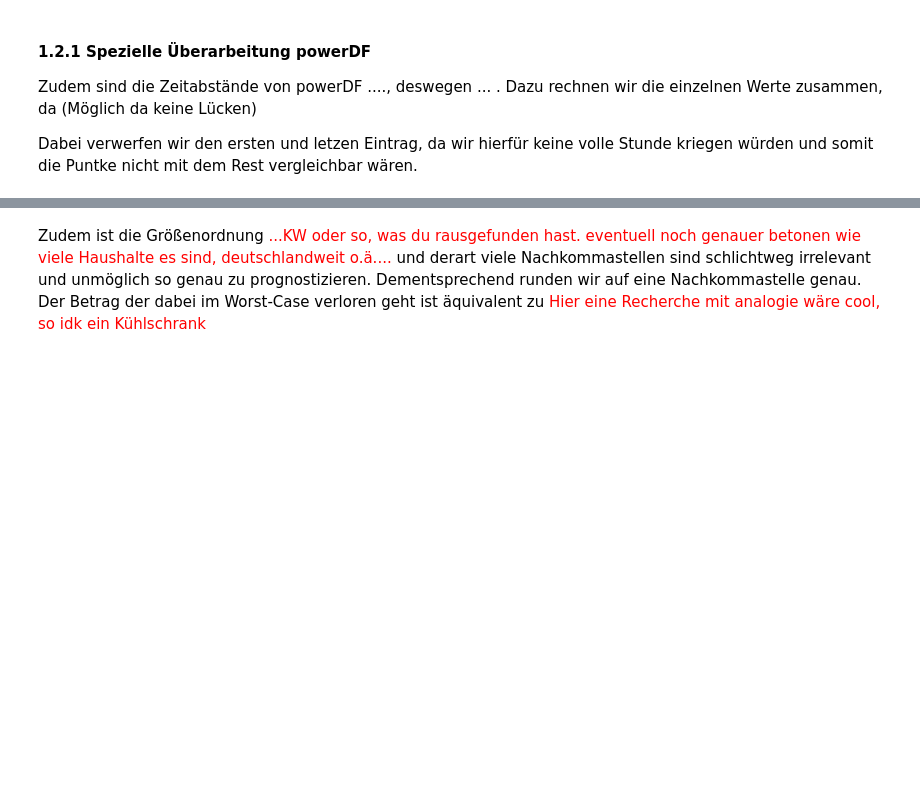
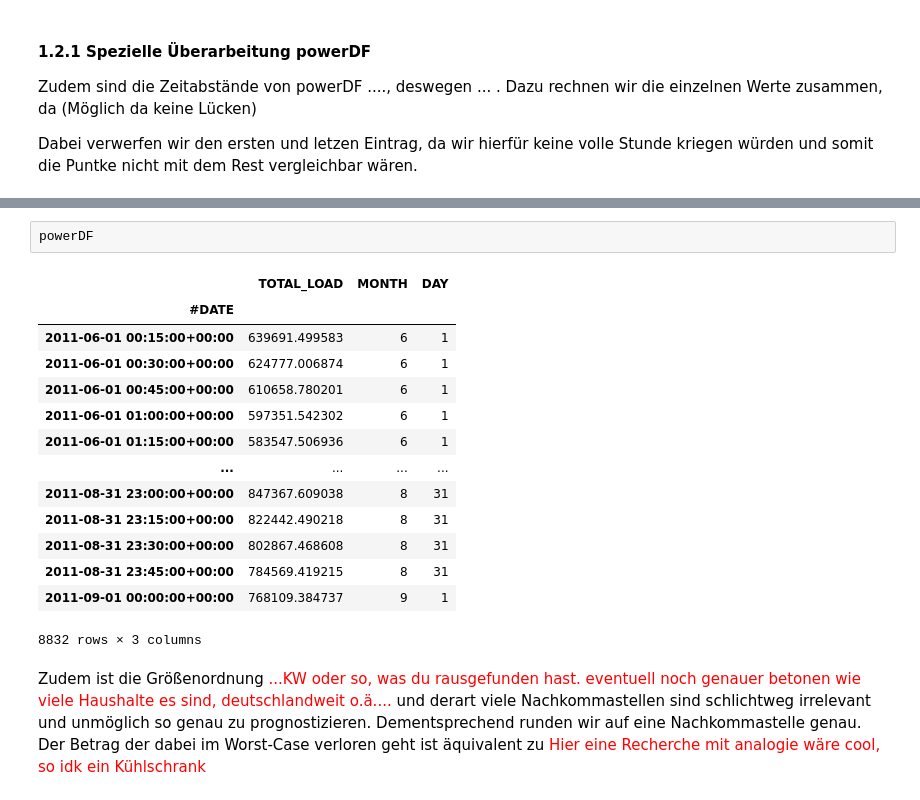
Before and after one commit to kathi-0815/ZRH_Project, a Jupyter notebook: project.ipynb, the cells around one changed output, grey strips where cells are left out. Saved outputs shown, nothing was run; the diff lists cells and outputs as text; blank space fills up the shorter version.

```diff
--- a/project.ipynb
+++ b/project.ipynb
@@ -118,3 +140,20 @@ powerDF = powerDF.resample('h').sum()[1:-1]
+# %%
+powerDF
+# %% [output]
+|  | TOTAL_LOAD | MONTH | DAY |
+| #DATE |  |  |  |
+| 2011-06-01 00:15:00+00:00 | 639691.499583 | 6 | 1 |
+| 2011-06-01 00:30:00+00:00 | 624777.006874 | 6 | 1 |
+| 2011-06-01 00:45:00+00:00 | 610658.780201 | 6 | 1 |
+| 2011-06-01 01:00:00+00:00 | 597351.542302 | 6 | 1 |
+| 2011-06-01 01:15:00+00:00 | 583547.506936 | 6 | 1 |
+| ... | ... | ... | ... |
+| 2011-08-31 23:00:00+00:00 | 847367.609038 | 8 | 31 |
+| 2011-08-31 23:15:00+00:00 | 822442.490218 | 8 | 31 |
+| 2011-08-31 23:30:00+00:00 | 802867.468608 | 8 | 31 |
+| 2011-08-31 23:45:00+00:00 | 784569.419215 | 8 | 31 |
+| 2011-09-01 00:00:00+00:00 | 768109.384737 | 9 | 1 |
+8832 rows × 3 columns
 # %% [markdown]
 Zudem ist die Größenordnung <span style="color:red;">...KW oder so, was du rausgefunden hast. eventuell noch genauer betonen wie viele Haushalte es sind, deutschlandweit o.ä....</span> und derart viele Nachkommastellen sind schlichtweg irrelevant und unmöglich so genau zu prognostizieren. Dementsprechend runden wir auf eine Nachkommastelle genau. Der Betrag der dabei im Worst-Case verloren geht ist äquivalent zu <span style="color:red;">Hier eine Recherche mit analogie wäre cool, so idk ein Kühlschrank</span>
 # %%
```
Also changed, not shown: parts of 3 cells of this notebook.
